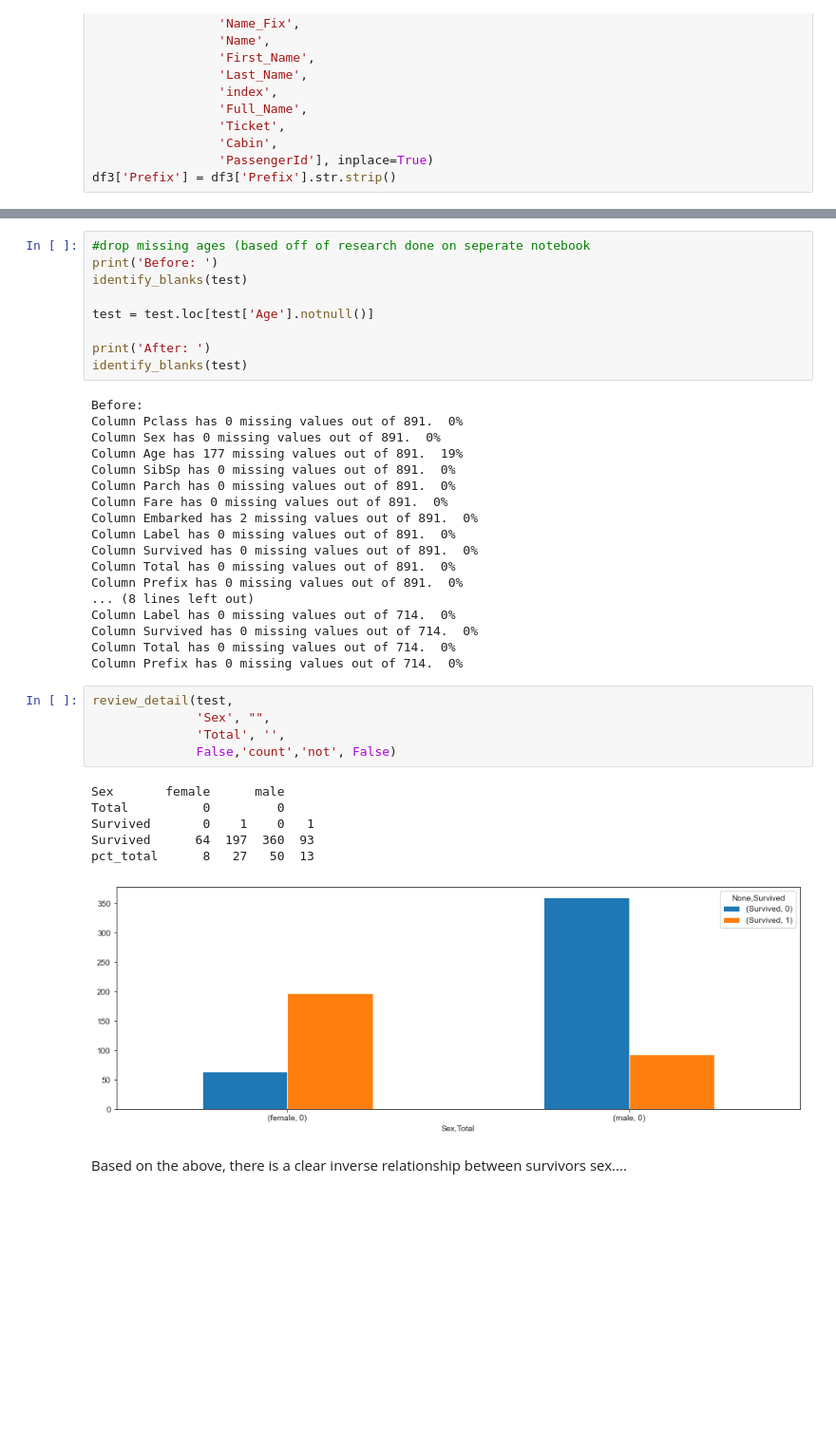
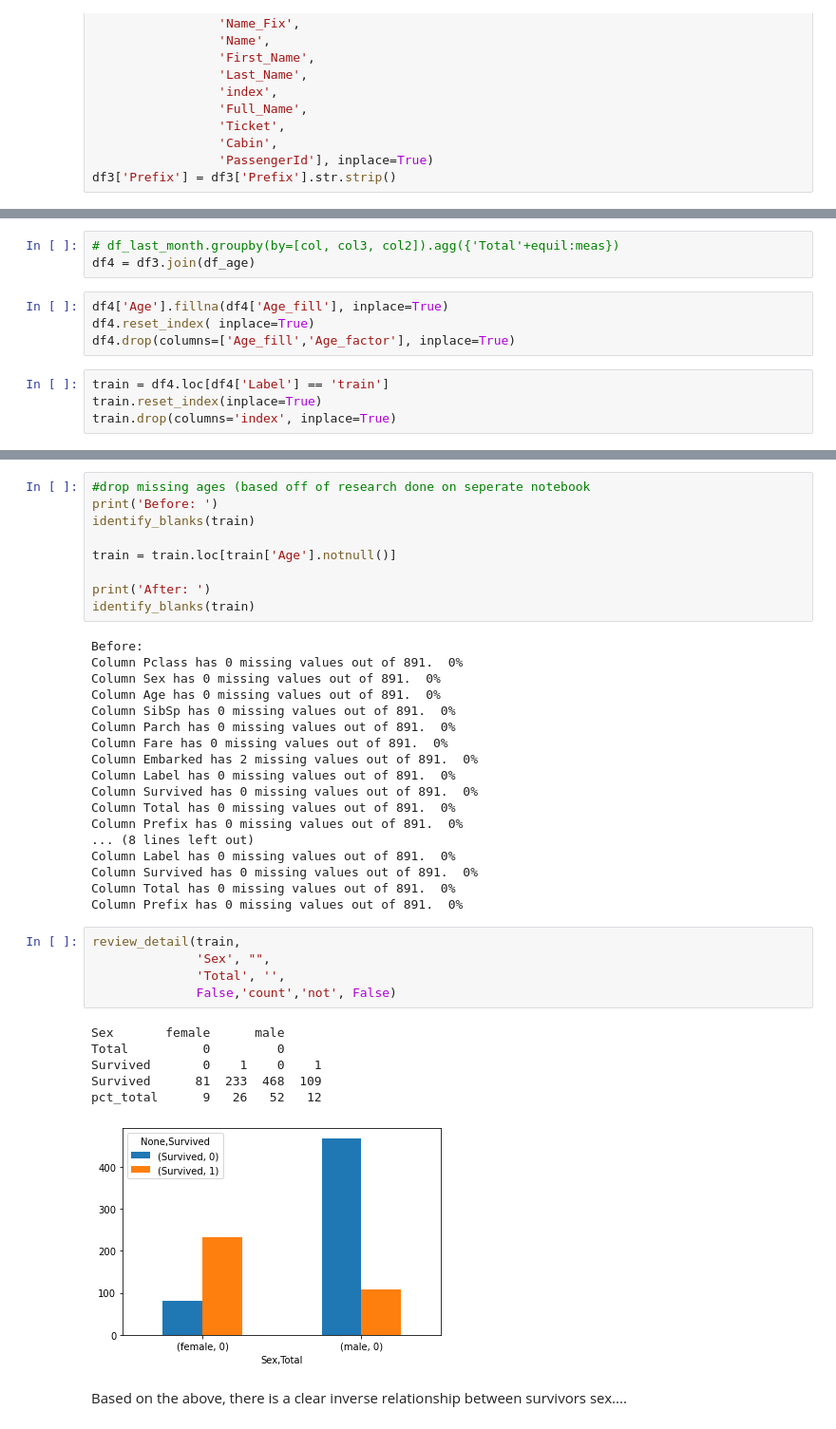
Before and after one commit to mdpurvis/kaggle_competitions, a Jupyter notebook: titanic/notebooks/01 Data Due Diligence v2.ipynb, the cells around one changed output, grey strips where cells are left out. Shown at 95% size. Cells and saved outputs as stored; diff of their text form; blank space fills up the shorter version.

```diff
--- a/titanic/notebooks/01 Data Due Diligence v2.ipynb
+++ b/titanic/notebooks/01 Data Due Diligence v2.ipynb
@@ -259,0 +281,11 @@ test.select_dtypes('number').head()
+# %%
+# df_last_month.groupby(by=[col, col3, col2]).agg({'Total'+equil:meas})
+df4 = df3.join(df_age)
+# %%
+df4['Age'].fillna(df4['Age_fill'], inplace=True)
+df4.reset_index( inplace=True)
+df4.drop(columns=['Age_fill','Age_factor'], inplace=True)
+# %%
+train = df4.loc[df4['Label'] == 'train']
+train.reset_index(inplace=True)
+train.drop(columns='index', inplace=True)
@@ -260,17 +329,17 @@ test.select_dtypes('number').head()
 # %%
 #drop missing ages (based off of research done on seperate notebook
 print('Before: ')
-identify_blanks(test)
+identify_blanks(train)
 
-test = test.loc[test['Age'].notnull()]
+train = train.loc[train['Age'].notnull()]
 
 print('After: ')
-identify_blanks(test)
+identify_blanks(train)
 # %% [output]
 Before:
 Column Pclass has 0 missing values out of 891.  0%
 Column Sex has 0 missing values out of 891.  0%
-Column Age has 177 missing values out of 891.  19%
+Column Age has 0 missing values out of 891.  0%
 Column SibSp has 0 missing values out of 891.  0%
 Column Parch has 0 missing values out of 891.  0%
 Column Fare has 0 missing values out of 891.  0%
@@ -280,22 +349,22 @@ Column Survived has 0 missing values out of 891.  0%
 Column Total has 0 missing values out of 891.  0%
 Column Prefix has 0 missing values out of 891.  0%
 ... (8 lines left out)
-Column Label has 0 missing values out of 714.  0%
-Column Survived has 0 missing values out of 714.  0%
-Column Total has 0 missing values out of 714.  0%
-Column Prefix has 0 missing values out of 714.  0%
+Column Label has 0 missing values out of 891.  0%
+Column Survived has 0 missing values out of 891.  0%
+Column Total has 0 missing values out of 891.  0%
+Column Prefix has 0 missing values out of 891.  0%
 # %%
-review_detail(test,
+review_detail(train,
               'Sex', "",
               'Total', '',
               False,'count','not', False)
 # %% [output]
 Sex       female      male
 Total          0         0
-Survived       0    1    0   1
-Survived      64  197  360  93
-pct_total      8   27   50  13
+Survived       0    1    0    1
+Survived      81  233  468  109
+pct_total      9   26   52   12
-[figure, old version]
+[figure, new version]
 # %% [markdown]
 Based on the above, there is a clear inverse relationship between survivors sex....
 # %%
```
Also changed, not shown: parts of 49 cells of this notebook.
